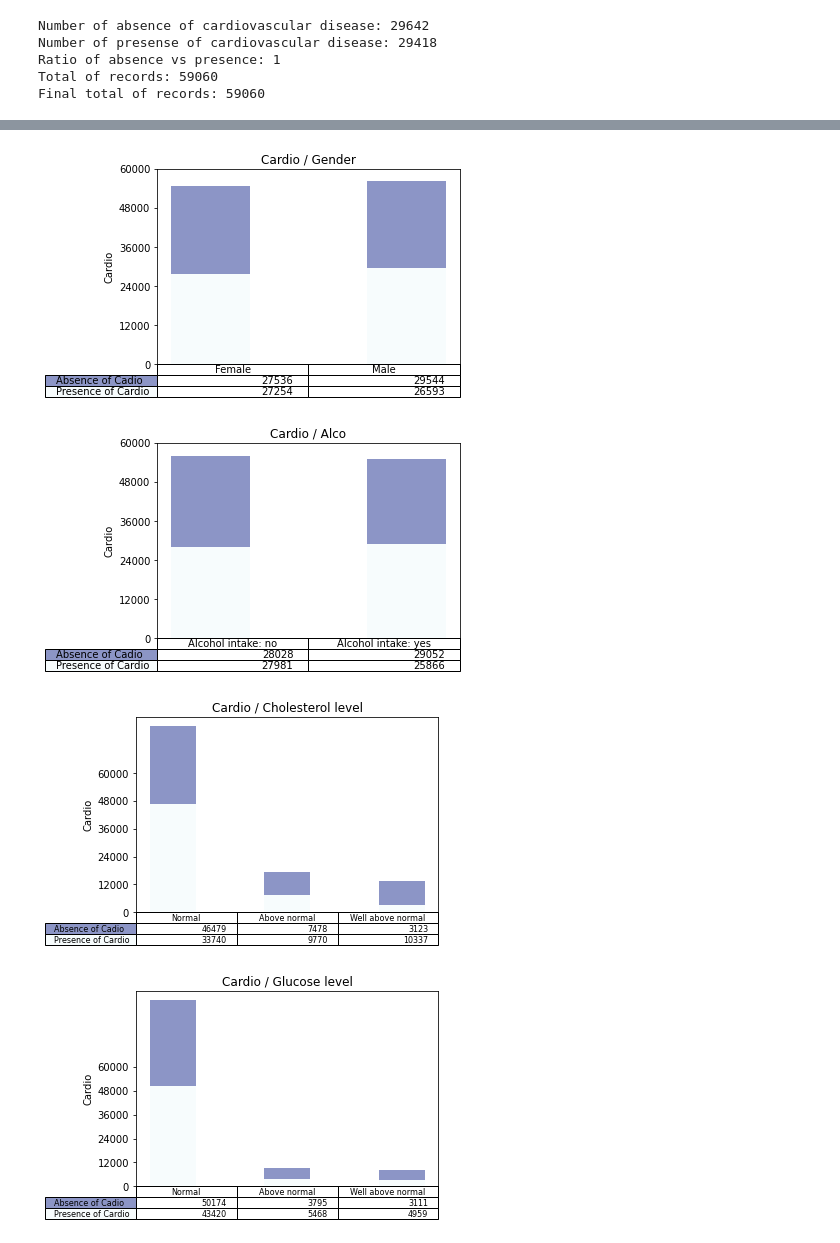
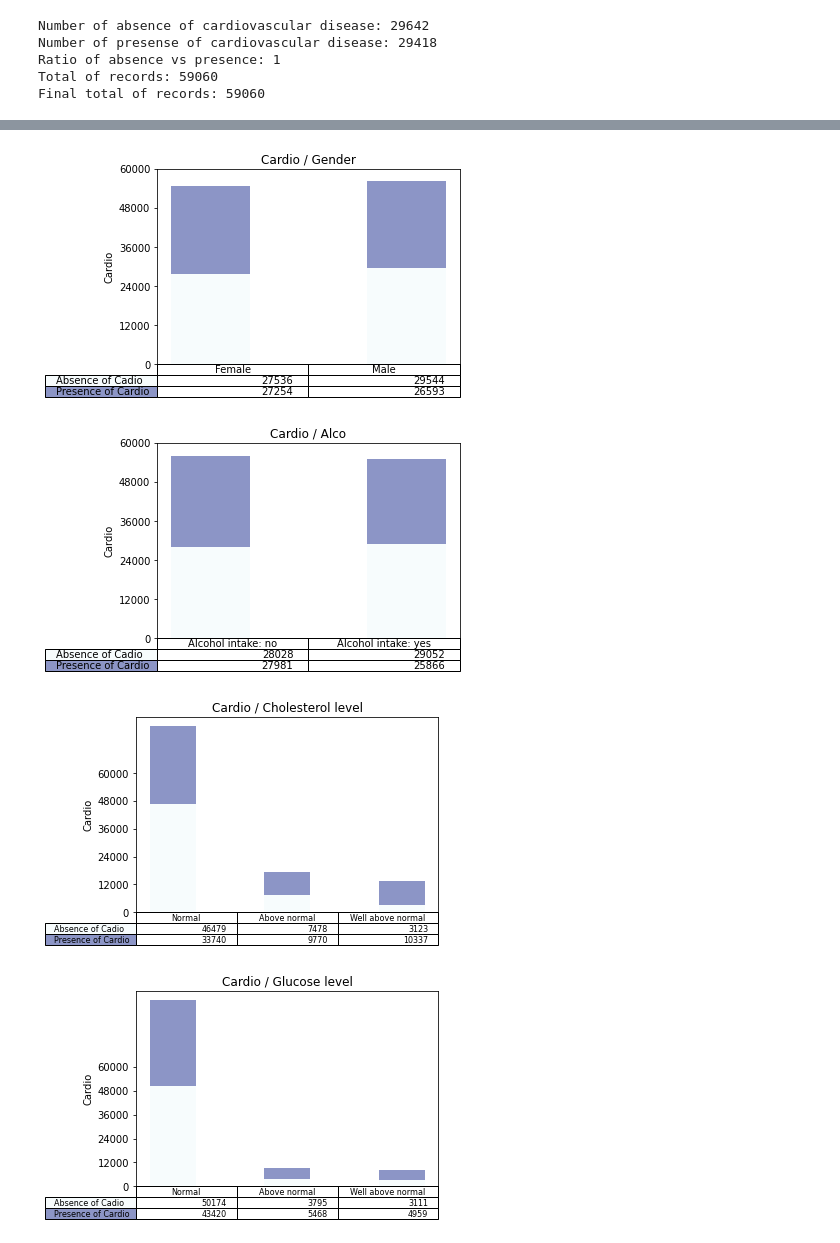
Before and after one commit to JingAva/heart_disease_prediction_722_bdas, a Jupyter notebook: heart_disease_prediction.ipynb, the cells around one changed output, grey strips where cells are left out. Drawn from its saved outputs; the diff is of its cells as text; code cells hidden in the pictures.

Commit message:
fix the chart label error and adding more evalution metrics

```diff
--- a/heart_disease_prediction.ipynb
+++ b/heart_disease_prediction.ipynb
@@ -118,8 +111,6 @@ def showBarChartForCategoricalField(data, columns, rows, x_label, y_label):
         plt.bar(index, data[row], bar_width, bottom=y_offset, color=colors[row])
         y_offset = data[row]
         cell_text.append(['%1d' % (x) for x in y_offset])
-    # Reverse colors and text labels to display the last value at the top.
-    colors = colors[::-1]
 
     # Add a table at the bottom of the axes
     the_table = plt.table(cellText=cell_text,
@@ -873,34 +889,41 @@ y_label="Cardio"
 showBarChartForCategoricalField(data, columns,rows,x_label,y_label)
 
 data = [[df.filter('cardio = 0').filter('active =0').count(), df.filter('cardio = 0').filter('active = 1').count()],[df.filter('cardio = 1').filter('active =0').count(), df.filter('cardio = 1').filter('active = 1').count()]]
 columns = ('Activity: no', 'Activity: yes')
 rows = ['Absence of Cadio', 'Presence of Cardio']
 x_label="Activity"
 y_label="Cardio"
 showBarChartForCategoricalField(data, columns,rows,x_label,y_label)
 
 data = [[df.filter('cardio = 0').filter('bmi_cat =1').count(), df.filter('cardio = 0').filter('bmi_cat = 2').count(),df.filter('cardio = 0').filter('bmi_cat =3').count(), df.filter('cardio = 0').filter('bmi_cat = 4').count()],[df.filter('cardio = 1').filter('bmi_cat =1').count(), df.filter('cardio = 1').filter('bmi_cat = 2').count(),df.filter('cardio = 1').filter('bmi_cat =3').count(), df.filter('cardio = 1').filter('bmi_cat = 4').count()]]
 columns = ('Underweight', 'Healthy weight', 'Overweight','Obesity')
 rows = ['Absence of Cadio', 'Presence of Cardio']
 x_label="BMI"
 y_label="Cardio"
 showBarChartForCategoricalField(data, columns,rows,x_label,y_label)
 
 data = [[df.filter('cardio = 0').filter('ap_hi =1').count(), df.filter('cardio = 0').filter('ap_hi = 2').count(),df.filter('cardio = 0').filter('ap_hi = 3').count(),df.filter('cardio = 0').filter('ap_hi = 4').count(),df.filter('cardio = 0').filter('ap_hi = 5').count()],[df.filter('cardio = 1').filter('ap_hi =1').count(), df.filter('cardio = 1').filter('ap_hi = 2').count(),df.filter('cardio = 1').filter('ap_hi = 3').count(),df.filter('cardio = 1').filter('ap_hi = 4').count(), df.filter('cardio = 1').filter('ap_hi = 5').count()]]
 columns = ('Normal', 'Elevated', 'High blood pressure (stage 1)','High blood pressure (stage 2)', 'Hypertensive crisis')
 rows = ['Absence of Cadio', 'Presence of Cardio']
 x_label="Systolic blood pressure"
 y_label="Cardio"
 showBarChartForCategoricalField(data, columns,rows,x_label,y_label)
 
 data = [[df.filter('cardio = 0').filter('ap_lo =1').count(), df.filter('cardio = 0').filter('ap_lo = 2').count(),df.filter('cardio = 0').filter('ap_lo = 3').count(),df.filter('cardio = 0').filter('ap_lo = 4').count()],[df.filter('cardio = 1').filter('ap_lo =1').count(), df.filter('cardio = 1').filter('ap_lo = 2').count(),df.filter('cardio = 1').filter('ap_lo = 3').count(),df.filter('cardio = 1').filter('ap_lo = 4').count()]]
 columns = ('Normal or Elevated', 'High blood pressure (stage 1)','High blood pressure (stage 2)', 'Hypertensive crisis')
 rows = ['Absence of Cadio', 'Presence of Cardio']
 x_label="Diastolic blood pressure"
 y_label="Cardio"
 showBarChartForCategoricalField(data, columns,rows,x_label,y_label)
+
+data = [[df.filter('cardio = 0').filter('age>=40').filter('age<45').count(), df.filter('cardio = 0').filter('age>=45').filter('age<50').count(),df.filter('cardio = 0').filter('age>=50').filter('age<55').count(),df.filter('cardio = 0').filter('age>=55').filter('age<60').count(),df.filter('cardio = 0').filter('age>=60').filter('age<65').count()],[df.filter('cardio = 1').filter('age>=40').filter('age<45').count(), df.filter('cardio = 1').filter('age>=45').filter('age<50').count(),df.filter('cardio = 1').filter('age>=50').filter('age<55').count(),df.filter('cardio = 1').filter('age>=55').filter('age<60').count(),df.filter('cardio = 1').filter('age>=60').filter('age<65').count()]]
+columns = ('40-44', '45-49','50-54', '55-59','60-64')
+rows = ['Absence of Cadio', 'Presence of Cardio']
+x_label="Age"
+y_label="Cardio"
+showBarChartForCategoricalField(data, columns,rows,x_label,y_label)
 # %% [output]
-[figure, old version]
+[figure, new version]
-[figure, old version]
+[figure, new version]
-[figure, old version]
+[figure, new version]
-[figure, old version]
+[figure, new version]
```
Also changed, not shown: parts of 27 cells of this notebook.
